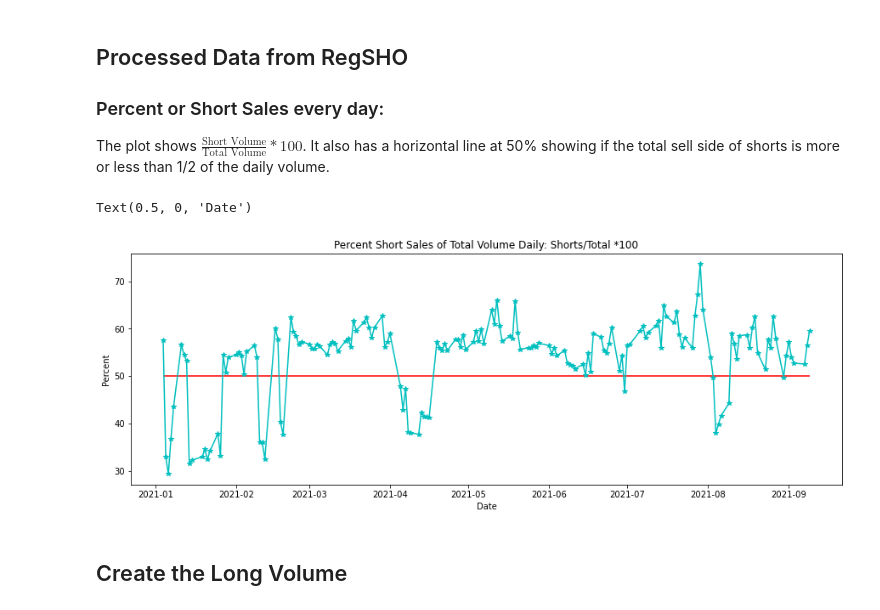
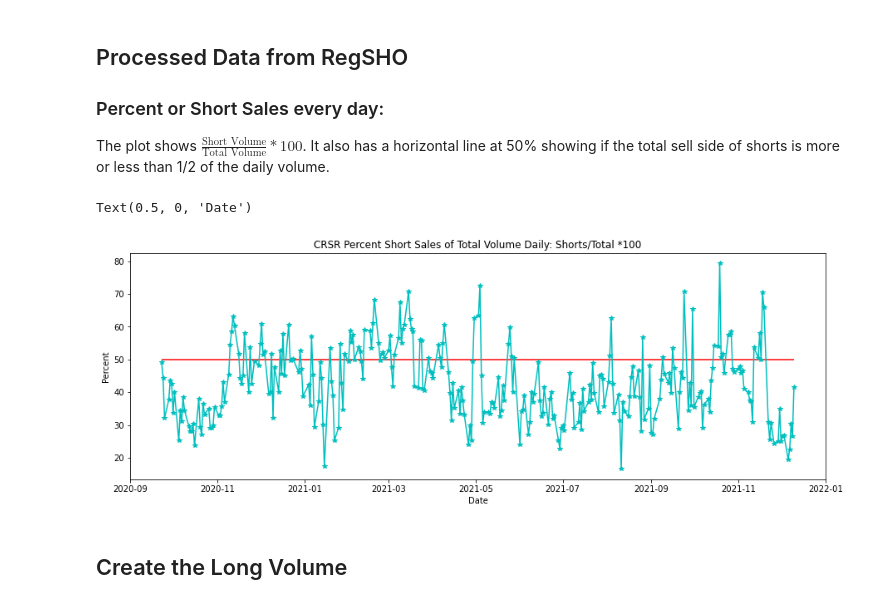
Before and after one commit to pookiemaker/shorts, a Jupyter notebook: ShortAnalysisV4.ipynb, the cells around one changed output. Drawn from its saved outputs; the diff is of its cells as text; code cells hidden in the pictures.

```diff
--- a/ShortAnalysisV4.ipynb
+++ b/ShortAnalysisV4.ipynb
@@ -6,6 +6,8 @@ import fnmatch
 import os
 import pandas as pd
 import datetime
+
+TICKER = 'CRSR'
 # %%
 def get_df(sdir, NAME, raw_x, TICKER ):
     '''
@@ -92,7 +94,7 @@ We have to build the filename it follows the format
 # Generate dates to pull logs with
 # We need to convert the Date time to YYYYMMDD as that is the format
 # dates here are max values that are available. The earliest data I have is 20190102
-x = pd.date_range(start='20210101',end='20220101',freq='D').strftime('%Y%m%d')
+x = pd.date_range(start='20180101',end='20220101',freq='D').strftime('%Y%m%d')
 
 # this is the location of where I downloaded the data. REPLACE this with where you have your data
 sdir =  '/home/pookie/data/shortdata2/'
@@ -101,11 +103,12 @@ sdir =  '/home/pookie/data/shortdata2/'
 prefix = 'CNMSshvol'
 #prefix = 'FNSQshvol'
 # Our test Ticker..
-TICKER = 'GME'
+#TICKER = 'AMD'
 
 df = get_df(sdir, prefix, x, TICKER)
 df.tail()
-initial_short_position = 71200000
+#initial_short_position = 71200000
+initial_short_position = 0
 # %% [output]
 failed: CNMSshvol20210725.txt
 failed: CNMSshvol20210731.txt
@@ -185,17 +188,17 @@ The plot shows $ \frac{\text{Short Volume}}{\text{Total Volume}} *100 $. It also
 # %%
 df_percent = df_sv/df_tv *100
 # We can also plot on a single canvas easily
 
 plt.figure(figsize=(15,5))
 plt.plot(df_dt,df_percent,'c-*')
 plt.hlines(y=50, xmin=df_dt[0], xmax=df_dt[-1],color='r')
 
-plt.title('Percent Short Sales of Total Volume Daily: Shorts/Total *100')
+plt.title('{} Percent Short Sales of Total Volume Daily: Shorts/Total *100'.format(TICKER))
 plt.ylabel('Percent')
 plt.xlabel('Date')
 # %% [output]
 Text(0.5, 0, 'Date')
-[figure, old version]
+[figure, new version]
 # %% [markdown]
 ## Create the Long Volume
 # %%
```
Also changed, not shown: parts of 6 cells of this notebook, 4 other files.
